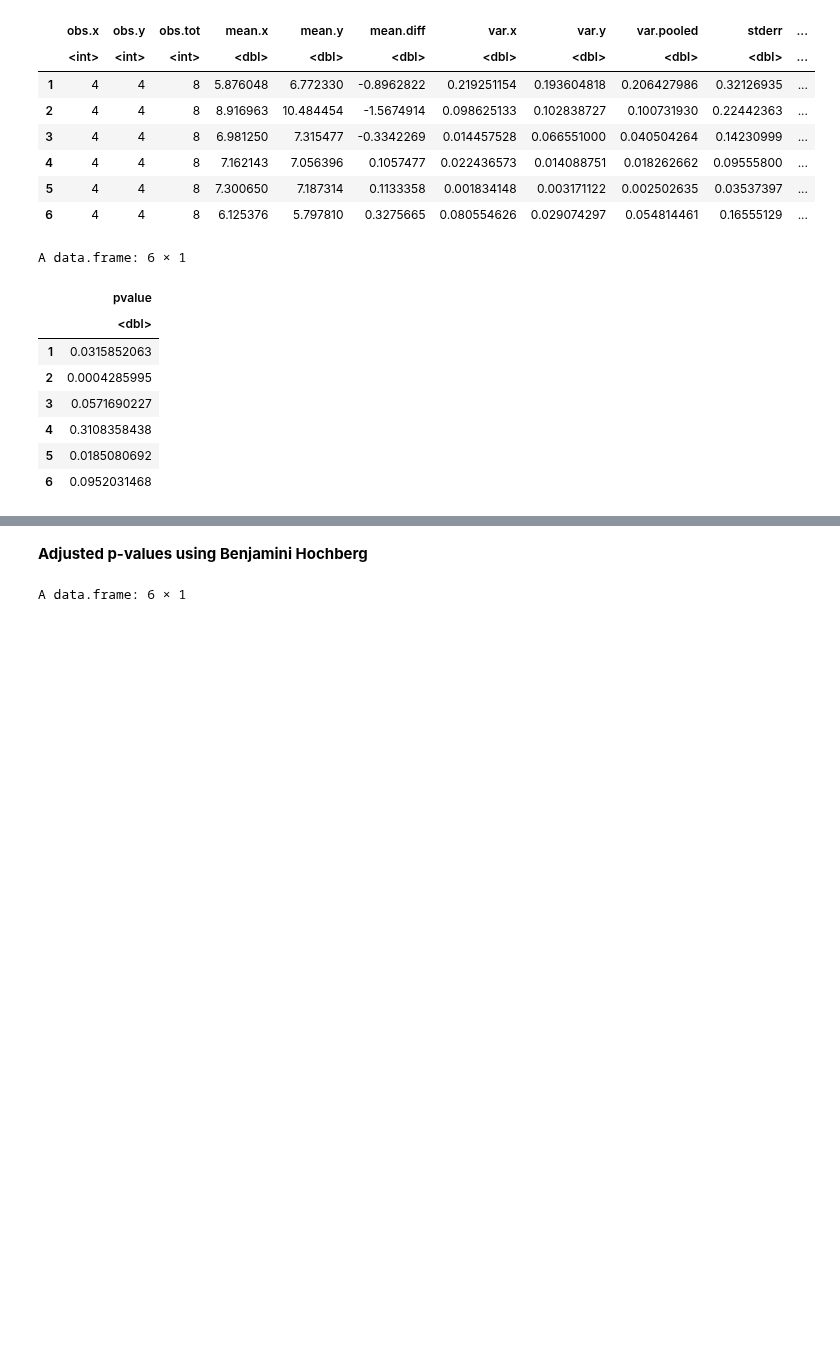
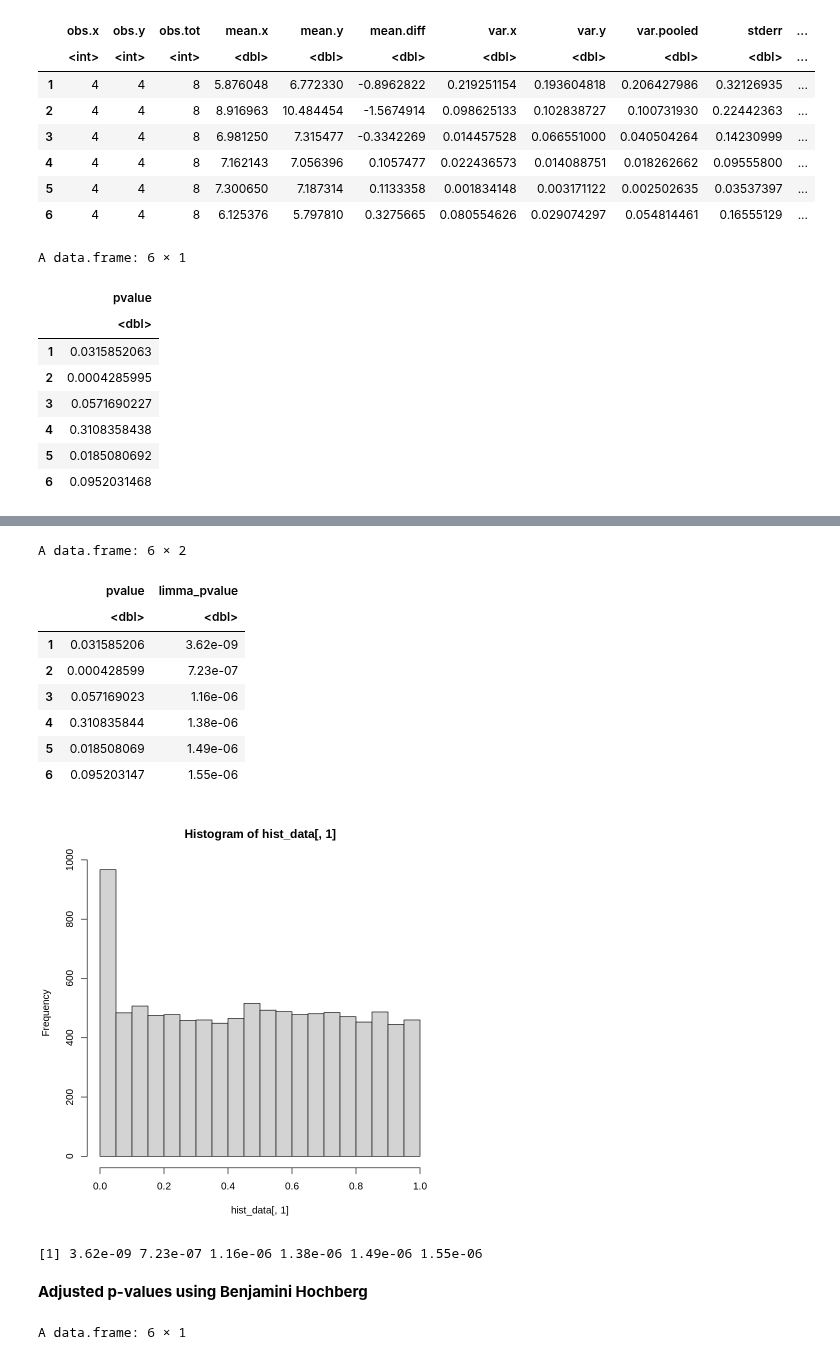
Before and after one commit to almedida/thesis, a Jupyter notebook: 10k_student_ttest.ipynb, the cells around one changed output, grey strips where cells are left out. Cells and saved outputs as stored; diff of their text form; code cells hidden in the pictures; blank space fills up the shorter version.

```diff
--- a/10k_student_ttest.ipynb
+++ b/10k_student_ttest.ipynb
@@ -111,3 +123,26 @@ A data.frame: 6 × 1
+# %%
+hist_limma = read.table("ttest_limma_pvalue_10k_sorted.csv", header= TRUE, sep=",")
+
+head(hist_limma)
+hist_data <- data.matrix(pvalue_10k_sorted)
+
+hist(hist_data[, 1])
+# %% [output]
+A data.frame: 6 × 2
+|  | pvalue | limma_pvalue |
+|  | <dbl> | <dbl> |
+| 1 | 0.031585206 | 3.62e-09 |
+| 2 | 0.000428599 | 7.23e-07 |
+| 3 | 0.057169023 | 1.16e-06 |
+| 4 | 0.310835844 | 1.38e-06 |
+| 5 | 0.018508069 | 1.49e-06 |
+| 6 | 0.095203147 | 1.55e-06 |
+[figure, added]
+# %%
+hist2 <- hist_limma[, 2]
+head(hist2)
+# %% [output]
+[1] 3.62e-09 7.23e-07 1.16e-06 1.38e-06 1.49e-06 1.55e-06
 # %% [markdown]
 **Adjusted p-values using Benjamini Hochberg**
 # %%
```
Also changed, not shown: parts of 3 cells of this notebook.
